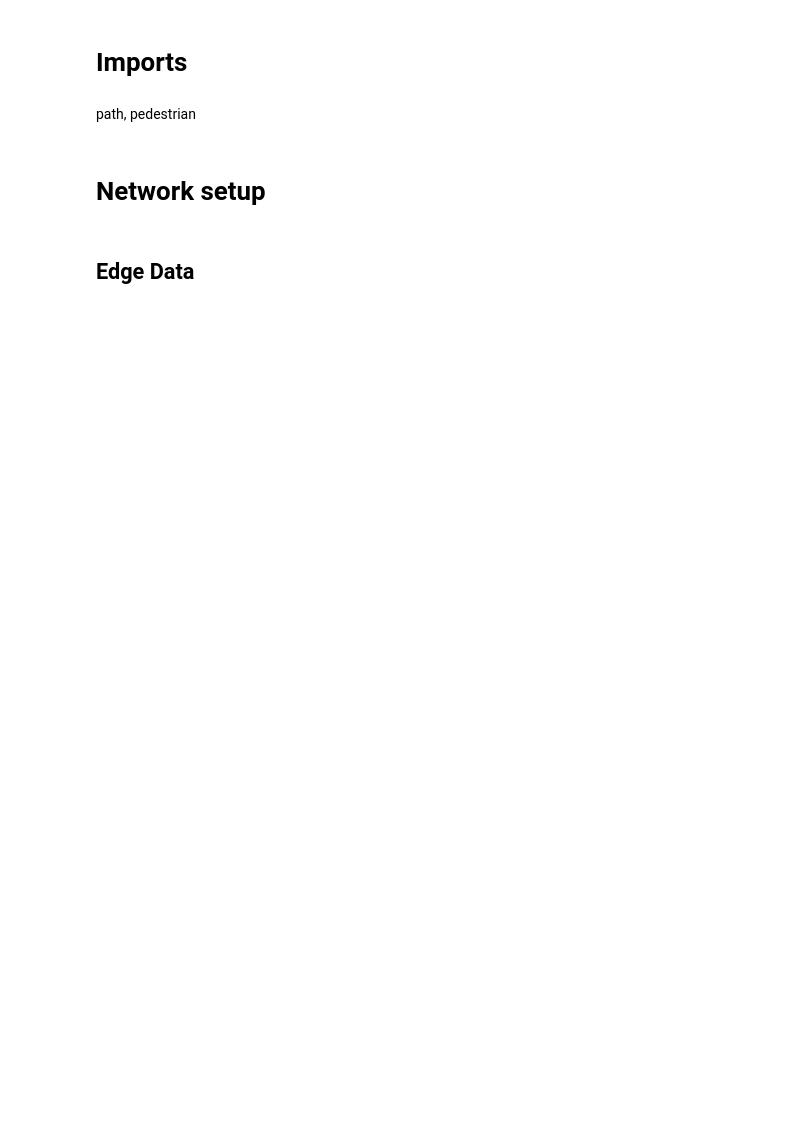
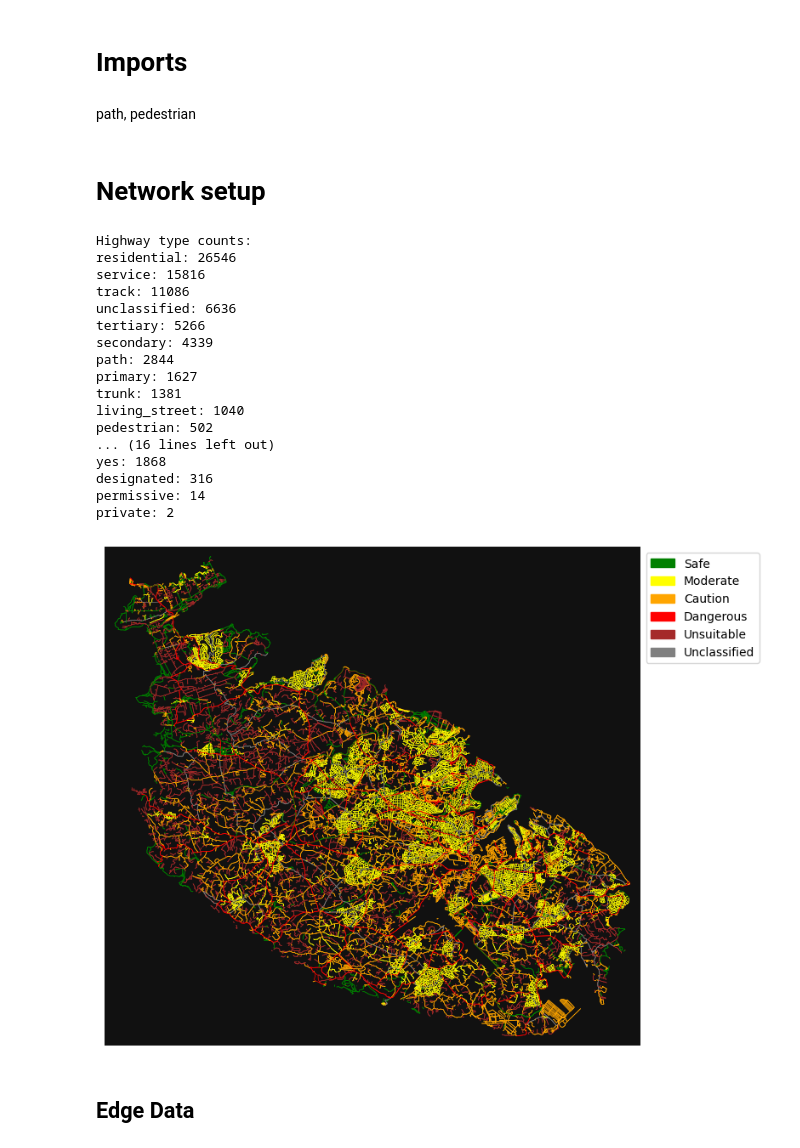
Before and after one commit to Matthew-Pirotta/FYP-OpenPaths, a Jupyter notebook: Code/main.ipynb, the cells around one changed output. Saved outputs shown, nothing was run; the diff lists cells and outputs as text; code cells hidden in the pictures; blank space fills up the shorter version.

```diff
--- a/Code/main.ipynb
+++ b/Code/main.ipynb
@@ -31,8 +35,6 @@ path, pedestrian
 LOCATION = "Malta (island)"
 G_bike = ox.graph.graph_from_place(LOCATION, network_type="bike", simplify=True, retain_all=True)
 G_drive = ox.graph.graph_from_place(LOCATION, network_type="drive", simplify=True, retain_all=True)
-
-G_bike = graph_util.add_projected_lengths(G_bike)
 # %%
 highway_priority = [
         "track",           # Lowest priority - often just access roads
@@ -73,9 +75,6 @@ def select_primary_highway(highway_list:list[str]|str, priority_order:list) -> s
 
 #NOTE  retain_all to get all nodes even if not connected to the main network
 #fig, ax = ox.plot_graph(G, node_size=0, edge_linewidth=0.5)
-
-
-# Get the color for each edge based on its 'highway' attribute
 edge_colors = []
 highway_counts = Counter()
 bikeway_counts = Counter()
@@ -97,47 +96,53 @@ for u, v, k, data in G_bike.edges(keys=True, data=True):
     # Override dangerous roads if bicycle=yes,
     # example kappara junction there is protected cycle lane on the main road
     match(bicycle):
         case "designated": data["safety"] = "safe"
         case "yes": data["safety"] = "safe"
         case _: data["safety"] = graph_util.highway_to_safety_map.get(highway, "unclassified")
 
     colour = graph_util.safety_to_color_map.get(data["safety"])
     data["risk_factor"] = graph_util.safety_to_risk_factor_map.get(data["safety"])
     edge_colors.append(colour)
 
     highway_counts[highway] += 1
     bikeway_counts[bicycle] += 1
     cycleway_counts[cycleway] += 1
 
 print("Highway type counts:")
 for highway_type, count in highway_counts.most_common():
     print(f"{highway_type}: {count}")
 
 print("-------")
 print("bikeway classification type counts:")
 for bikeway_type, count in bikeway_counts.most_common():
     print(f"{bikeway_type}: {count}")
 
 print("------")
 print("cycleway type counts:")
 for cycleway_type, count in cycleway_counts.most_common():
     print(f"{cycleway_type}: {count}")
 
 
-fig, ax = ox.plot_graph(G_bike, node_size=0, edge_color=edge_colors, edge_linewidth=0.5, show=False, close=False)
-# Create legend patches
-legend_elements = [
-    mpatches.Patch(color='green', label='Safe'),
-    mpatches.Patch(color='yellow', label='Moderate'),
-    mpatches.Patch(color='orange', label='Caution'),
-    mpatches.Patch(color='red', label='Dangerous'),
-    mpatches.Patch(color='brown', label='Unsuitable'),
-    mpatches.Patch(color='gray', label='Unclassified')
-]
-
-ax.legend(handles=legend_elements, loc='upper left', bbox_to_anchor=(1, 1))
-plt.tight_layout()
-plt.show()
+plotting.plot_road_classification(G_bike, edge_colors)
+# %% [output]
+Highway type counts:
+residential: 26546
+service: 15816
+track: 11086
+unclassified: 6636
+tertiary: 5266
+secondary: 4339
+path: 2844
+primary: 1627
+trunk: 1381
+living_street: 1040
+pedestrian: 502
+... (16 lines left out)
+yes: 1868
+designated: 316
+permissive: 14
+private: 2
+[figure, added]
 # %% [markdown]
 ## Edge Data
 # %%
```
Also changed, not shown: parts of 3 cells of this notebook, 3 other files.
